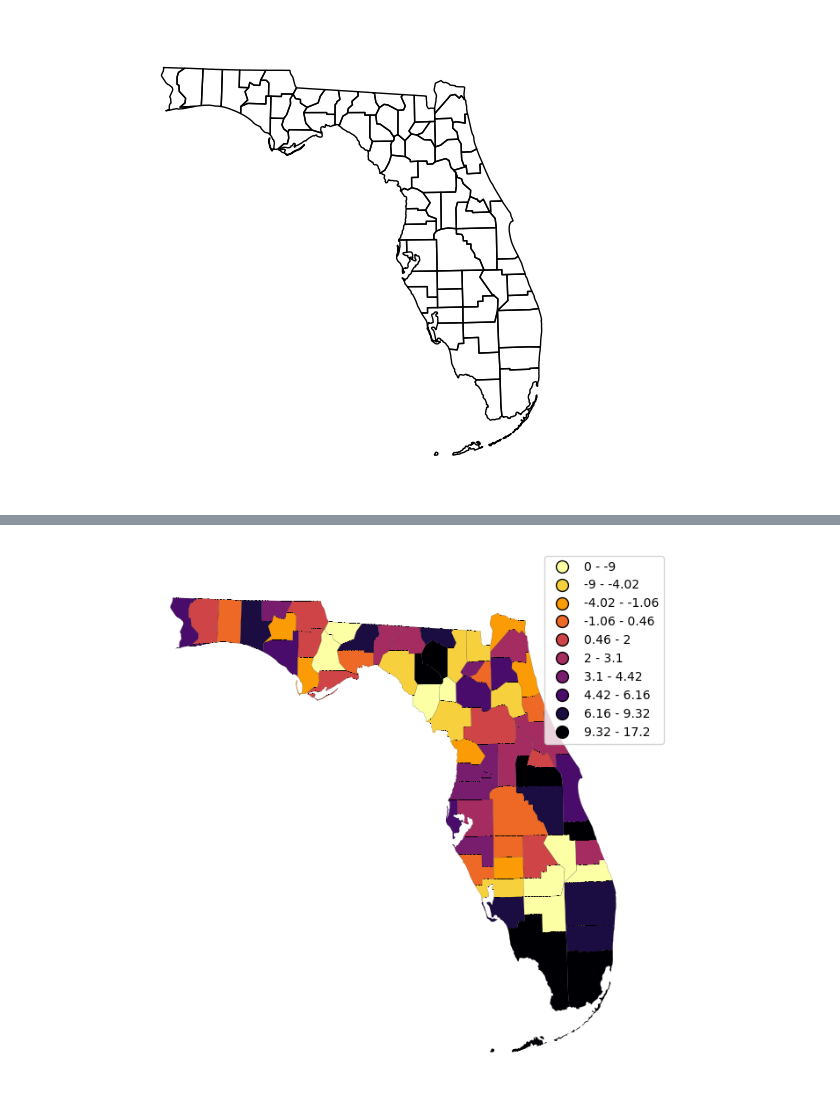
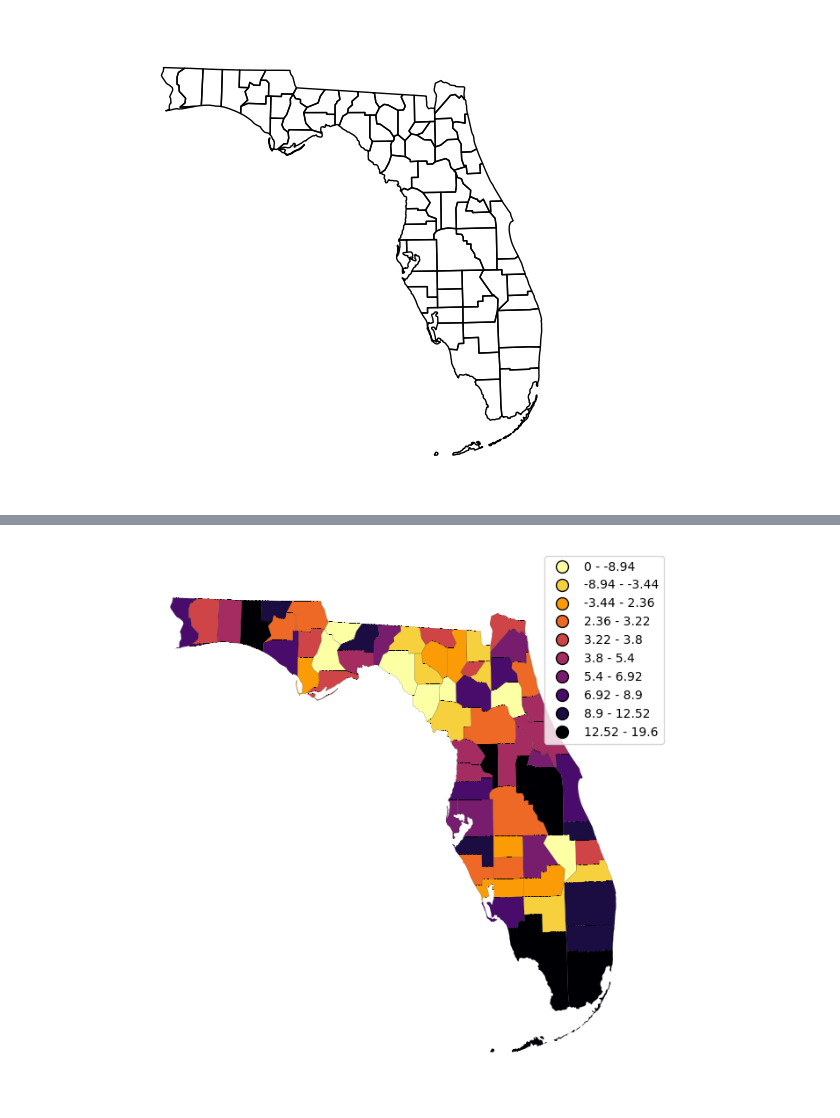
Before and after one commit to UDoWhile/Project-1, a Jupyter notebook: main_antoine.ipynb, the cells around one changed output, grey strips where cells are left out. Saved outputs shown, nothing was run; the diff lists cells and outputs as text; code cells hidden in the pictures.

Commit message:
Final visuals for main_antoine

```diff
--- a/main_antoine.ipynb
+++ b/main_antoine.ipynb
@@ -233,14 +233,15 @@ plt.show()
 <Figure size 1000x600 with 0 Axes>
 [figure]
 # %%
-merged_df['GDP_Change'] = merged_df['Value'] - merged_df['Value_2019'] - merged_df['Value_2020']
+# Calculate GDP Change
+merged_df['GDP_Change_2021'] = merged_df['Value'] - merged_df['Value_2020']
 # Sort DataFrame by GDP change to get top 5 counties with most change
-top5_gdp_change_counties = merged_df['GDP_Change'].nlargest(5)
+top5_gdp_change_counties = merged_df['GDP_Change_2021'].nlargest(5)
 
 # Plot top 5 counties with most GDP change
 plt.figure(figsize=(10, 6))
 top5_gdp_change_counties.plot(kind='bar', color='green')
-plt.title('Top 5 Counties with Most GDP Change')
+plt.title('Top 5 Counties with Most GDP Change (2020-2021)')
 plt.xlabel('County')
 plt.ylabel('GDP Change')
 plt.xticks(rotation=45)
@@ -249,0 +251,14 @@ plt.show()
+# %%
+# Calculate GDP Change
+merged_df['GDP_Change_2020'] = merged_df['Value_2020'] - merged_df['Value_2019']
+# Sort DataFrame by GDP change to get top 5 counties with most change
+top5_gdp_change_counties = merged_df['GDP_Change_2020'].nlargest(5)
+
+# Plot top 5 counties with most GDP change
+plt.figure(figsize=(10, 6))
+top5_gdp_change_counties.plot(kind='bar', color='green')
+plt.title('Top 5 Counties with Most GDP Change (2019-2020)')
+plt.xlabel('County')
+plt.ylabel('GDP Change')
+plt.xticks(rotation=45)
+plt.show()
@@ -390,20 +439,20 @@ full_df.head()
 | 4 | 12119 | 0500000US12119 | 12 | 119 | Sumter | County | 546.9 | POLYGON ((-81.95419 28.96005, -81... | 11.1 | 1.6 | ... |
 # %%
 #color mapping with 10 colors
-scheme = mc.Quantiles(full_df['GDP_Change'], k=10)
+scheme = mc.Quantiles(full_df['GDP_Change_2021'], k=10)
 
 # Map
 gplt.choropleth(
     full_df,
     projection=gcrs.AlbersEqualArea(),
-    hue='GDP_Change',
+    hue='GDP_Change_2021',
     scheme=scheme, cmap='inferno_r',
     linewidth=.1,
     edgecolor='black',
     figsize=(12, 8),
     legend=True
 )
 
 plt.show()
 # %% [output]
-[figure, old version]
+[figure, new version]
```
Also changed, not shown: parts of 7 cells of this notebook.
